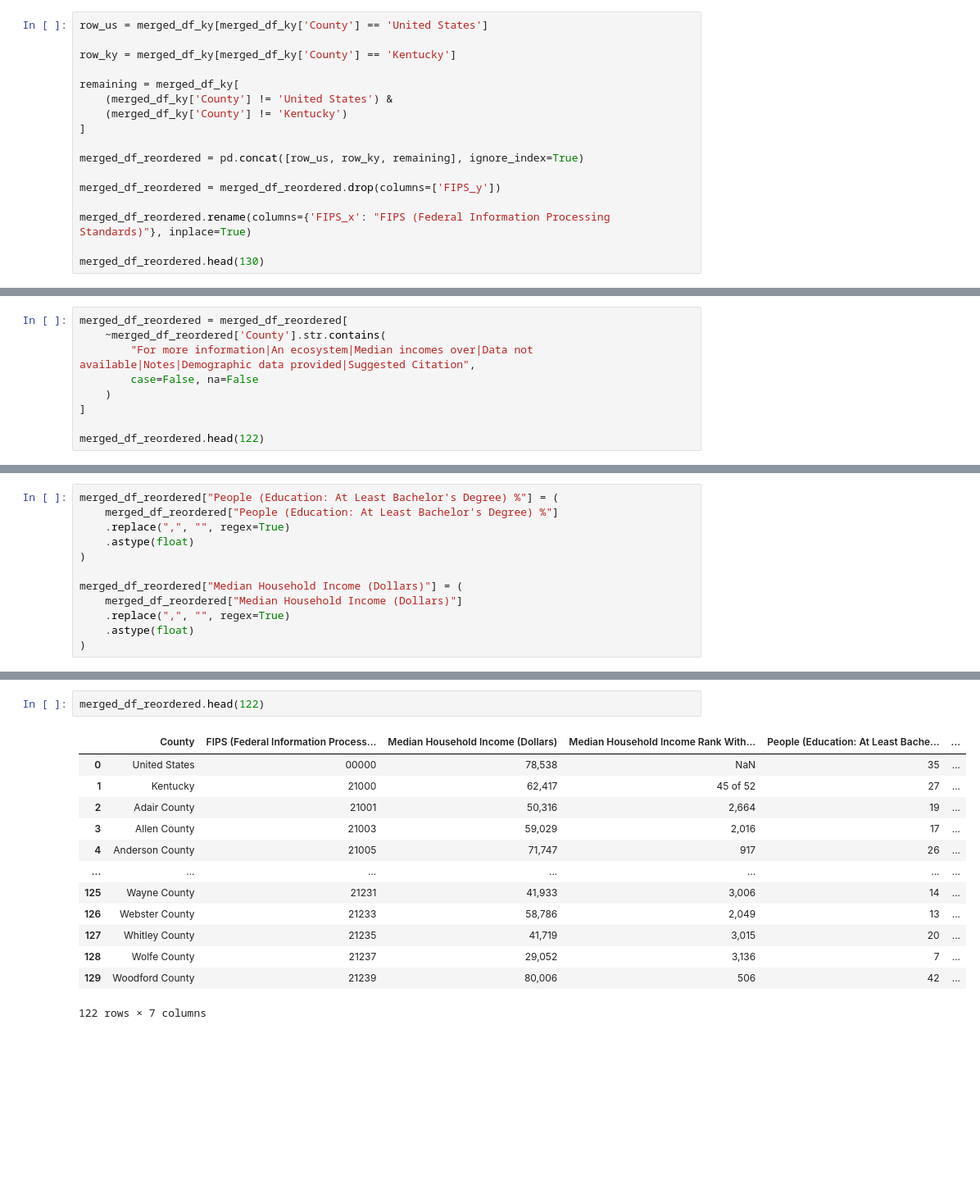
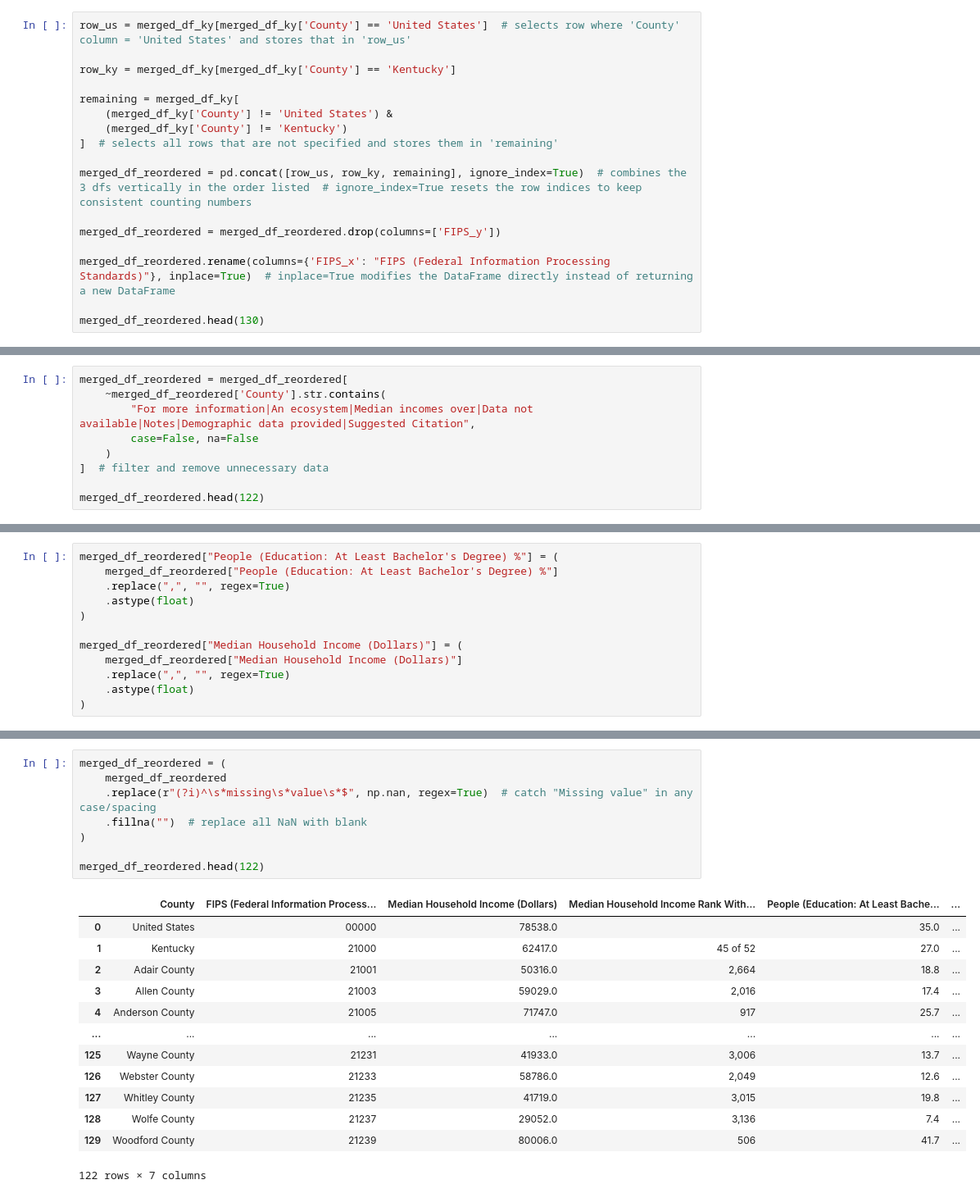
Before and after one commit to kc0leman/mid-course_milestone, a Jupyter notebook: notebooks/milestone.ipynb, the cells around one changed output, grey strips where cells are left out. Shown: that part at 82% size. Cells and saved outputs as stored; diff of their text form; blank space fills up the shorter version.

```diff
--- a/notebooks/milestone.ipynb
+++ b/notebooks/milestone.ipynb
@@ -70,18 +95,18 @@ merged_df_ky.head(130)
 # %%
-row_us = merged_df_ky[merged_df_ky['County'] == 'United States']
+row_us = merged_df_ky[merged_df_ky['County'] == 'United States']  # selects row where 'County' column = 'United States' and stores that in 'row_us'
 
 row_ky = merged_df_ky[merged_df_ky['County'] == 'Kentucky']
 
 remaining = merged_df_ky[
     (merged_df_ky['County'] != 'United States') &
     (merged_df_ky['County'] != 'Kentucky')
-]
+]  # selects all rows that are not specified and stores them in 'remaining'
 
-merged_df_reordered = pd.concat([row_us, row_ky, remaining], ignore_index=True)
+merged_df_reordered = pd.concat([row_us, row_ky, remaining], ignore_index=True)  # combines the 3 dfs vertically in the order listed  # ignore_index=True resets the row indices to keep consistent counting numbers
 
 merged_df_reordered = merged_df_reordered.drop(columns=['FIPS_y'])
 
-merged_df_reordered.rename(columns={'FIPS_x': "FIPS (Federal Information Processing Standards)"}, inplace=True)
+merged_df_reordered.rename(columns={'FIPS_x': "FIPS (Federal Information Processing Standards)"}, inplace=True)  # inplace=True modifies the DataFrame directly instead of returning a new DataFrame
 
 merged_df_reordered.head(130)
 # %% [output]
@@ -104,7 +134,7 @@ merged_df_reordered = merged_df_reordered[
         "For more information|An ecosystem|Median incomes over|Data not available|Notes|Demographic data provided|Suggested Citation",
         case=False, na=False
     )
-]
+]  # filter and remove unnecessary data
 
 merged_df_reordered.head(122)
 # %% [output]
@@ -225,17 +277,23 @@ converted the columns to numeric to be able to display in charts/graphs
 # %%
+merged_df_reordered = (
+    merged_df_reordered
+    .replace(r"(?i)^\s*missing\s*value\s*$", np.nan, regex=True)  # catch "Missing value" in any case/spacing
+    .fillna("")  # replace all NaN with blank
+)
+
 merged_df_reordered.head(122)
 # %% [output]
 |  | County | FIPS (Federal Information Process... | Median Household Income (Dollars) | Median Household Income Rank With... | People (Education: At Least Bache... | ... |
-| 0 | United States | 00000 | 78,538 | NaN | 35 | ... |
-| 1 | Kentucky | 21000 | 62,417 | 45 of 52 | 27 | ... |
-| 2 | Adair County | 21001 | 50,316 | 2,664 | 19 | ... |
-| 3 | Allen County | 21003 | 59,029 | 2,016 | 17 | ... |
-| 4 | Anderson County | 21005 | 71,747 | 917 | 26 | ... |
+| 0 | United States | 00000 | 78538.0 |  | 35.0 | ... |
+| 1 | Kentucky | 21000 | 62417.0 | 45 of 52 | 27.0 | ... |
+| 2 | Adair County | 21001 | 50316.0 | 2,664 | 18.8 | ... |
+| 3 | Allen County | 21003 | 59029.0 | 2,016 | 17.4 | ... |
+| 4 | Anderson County | 21005 | 71747.0 | 917 | 25.7 | ... |
 | ... | ... | ... | ... | ... | ... | ... |
-| 125 | Wayne County | 21231 | 41,933 | 3,006 | 14 | ... |
-| 126 | Webster County | 21233 | 58,786 | 2,049 | 13 | ... |
-| 127 | Whitley County | 21235 | 41,719 | 3,015 | 20 | ... |
-| 128 | Wolfe County | 21237 | 29,052 | 3,136 | 7 | ... |
-| 129 | Woodford County | 21239 | 80,006 | 506 | 42 | ... |
+| 125 | Wayne County | 21231 | 41933.0 | 3,006 | 13.7 | ... |
+| 126 | Webster County | 21233 | 58786.0 | 2,049 | 12.6 | ... |
+| 127 | Whitley County | 21235 | 41719.0 | 3,015 | 19.8 | ... |
+| 128 | Wolfe County | 21237 | 29052.0 | 3,136 | 7.4 | ... |
+| 129 | Woodford County | 21239 | 80006.0 | 506 | 41.7 | ... |
 122 rows × 7 columns
 # %%
```
Also changed, not shown: parts of 42 cells of this notebook.
